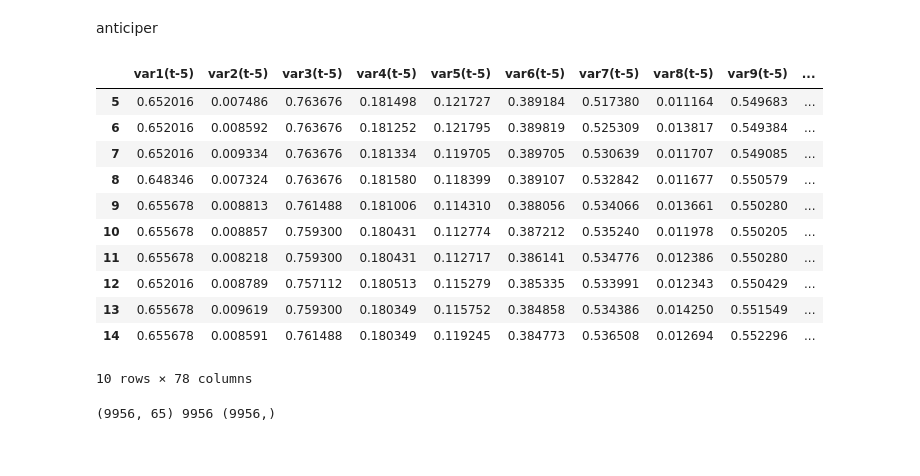
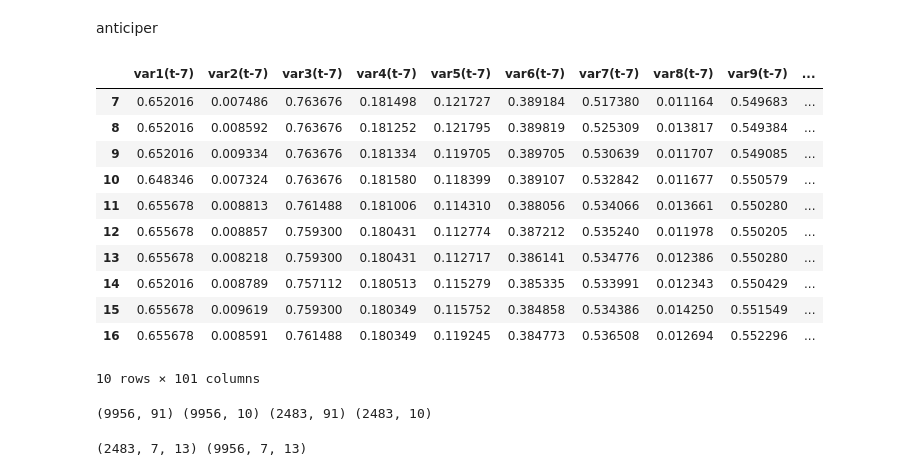
Before and after one commit to XIAxuanzheFrancis/Apprentissage-du-mod-le-LSTM, a Jupyter notebook: lstm.ipynb, the cells around one changed output. Saved outputs shown, nothing was run; the diff lists cells and outputs as text; code cells hidden in the pictures.

```diff
--- a/lstm.ipynb
+++ b/lstm.ipynb
@@ -268,34 +273,39 @@ n_seconds = 5
 n_features = 13
 
 reframed = series_to_supervised(scaled, n_seconds, 1)
-# %%
-reframed.head(10)
-# %% [output]
-|  | var1(t-5) | var2(t-5) | var3(t-5) | var4(t-5) | var5(t-5) | var6(t-5) | var7(t-5) | var8(t-5) | var9(t-5) | ... |
-| 5 | 0.652016 | 0.007486 | 0.763676 | 0.181498 | 0.121727 | 0.389184 | 0.517380 | 0.011164 | 0.549683 | ... |
-| 6 | 0.652016 | 0.008592 | 0.763676 | 0.181252 | 0.121795 | 0.389819 | 0.525309 | 0.013817 | 0.549384 | ... |
-| 7 | 0.652016 | 0.009334 | 0.763676 | 0.181334 | 0.119705 | 0.389705 | 0.530639 | 0.011707 | 0.549085 | ... |
-| 8 | 0.648346 | 0.007324 | 0.763676 | 0.181580 | 0.118399 | 0.389107 | 0.532842 | 0.011677 | 0.550579 | ... |
-| 9 | 0.655678 | 0.008813 | 0.761488 | 0.181006 | 0.114310 | 0.388056 | 0.534066 | 0.013661 | 0.550280 | ... |
-| 10 | 0.655678 | 0.008857 | 0.759300 | 0.180431 | 0.112774 | 0.387212 | 0.535240 | 0.011978 | 0.550205 | ... |
-| 11 | 0.655678 | 0.008218 | 0.759300 | 0.180431 | 0.112717 | 0.386141 | 0.534776 | 0.012386 | 0.550280 | ... |
-| 12 | 0.652016 | 0.008789 | 0.757112 | 0.180513 | 0.115279 | 0.385335 | 0.533991 | 0.012343 | 0.550429 | ... |
-| 13 | 0.655678 | 0.009619 | 0.759300 | 0.180349 | 0.115752 | 0.384858 | 0.534386 | 0.014250 | 0.551549 | ... |
-| 14 | 0.655678 | 0.008591 | 0.761488 | 0.180349 | 0.119245 | 0.384773 | 0.536508 | 0.012694 | 0.552296 | ... |
-10 rows × 78 columns
+# %%
+reframed.drop(reframed.columns[[-2,-3,-10]], axis=1, inplace=True)
+reframed.head(10)
+# %% [output]
+|  | var1(t-7) | var2(t-7) | var3(t-7) | var4(t-7) | var5(t-7) | var6(t-7) | var7(t-7) | var8(t-7) | var9(t-7) | ... |
+| 7 | 0.652016 | 0.007486 | 0.763676 | 0.181498 | 0.121727 | 0.389184 | 0.517380 | 0.011164 | 0.549683 | ... |
+| 8 | 0.652016 | 0.008592 | 0.763676 | 0.181252 | 0.121795 | 0.389819 | 0.525309 | 0.013817 | 0.549384 | ... |
+| 9 | 0.652016 | 0.009334 | 0.763676 | 0.181334 | 0.119705 | 0.389705 | 0.530639 | 0.011707 | 0.549085 | ... |
+| 10 | 0.648346 | 0.007324 | 0.763676 | 0.181580 | 0.118399 | 0.389107 | 0.532842 | 0.011677 | 0.550579 | ... |
+| 11 | 0.655678 | 0.008813 | 0.761488 | 0.181006 | 0.114310 | 0.388056 | 0.534066 | 0.013661 | 0.550280 | ... |
+| 12 | 0.655678 | 0.008857 | 0.759300 | 0.180431 | 0.112774 | 0.387212 | 0.535240 | 0.011978 | 0.550205 | ... |
+| 13 | 0.655678 | 0.008218 | 0.759300 | 0.180431 | 0.112717 | 0.386141 | 0.534776 | 0.012386 | 0.550280 | ... |
+| 14 | 0.652016 | 0.008789 | 0.757112 | 0.180513 | 0.115279 | 0.385335 | 0.533991 | 0.012343 | 0.550429 | ... |
+| 15 | 0.655678 | 0.009619 | 0.759300 | 0.180349 | 0.115752 | 0.384858 | 0.534386 | 0.014250 | 0.551549 | ... |
+| 16 | 0.655678 | 0.008591 | 0.761488 | 0.180349 | 0.119245 | 0.384773 | 0.536508 | 0.012694 | 0.552296 | ... |
+10 rows × 101 columns
 # %%
 values = reframed.values
-train_samples = 9956
+num_rows = data.shape[0]
+train_samples = int(num_rows // 1.25)
 
 train = values[:train_samples, :]
 test = values[train_samples:, :]
-
 n_obs = n_seconds * n_features
-train_X, train_y = train[:, :n_obs], train[:, -n_features]
-test_X, test_y = test[:, :n_obs], test[:, -n_features]
-print(train_X.shape, len(train_X), train_y.shape)
+train_X, train_y = train[:, :n_obs], train[:, -n_features+3:]
+test_X, test_y = test[:, :n_obs], test[:, -n_features+3:]
+print( train_X.shape, train_y.shape, test_X.shape, test_y.shape)
 # %% [output]
-(9956, 65) 9956 (9956,)
+(9956, 91) (9956, 10) (2483, 91) (2483, 10)
 # %%
 train_X = train_X.reshape((train_X.shape[0], n_seconds, n_features))
 test_X = test_X.reshape((test_X.shape[0], n_seconds, n_features))
+
+print(test_X.shape,train_X.shape)
+# %% [output]
+(2483, 7, 13) (9956, 7, 13)
```
Also changed, not shown: parts of 12 cells of this notebook, 1 other file.
